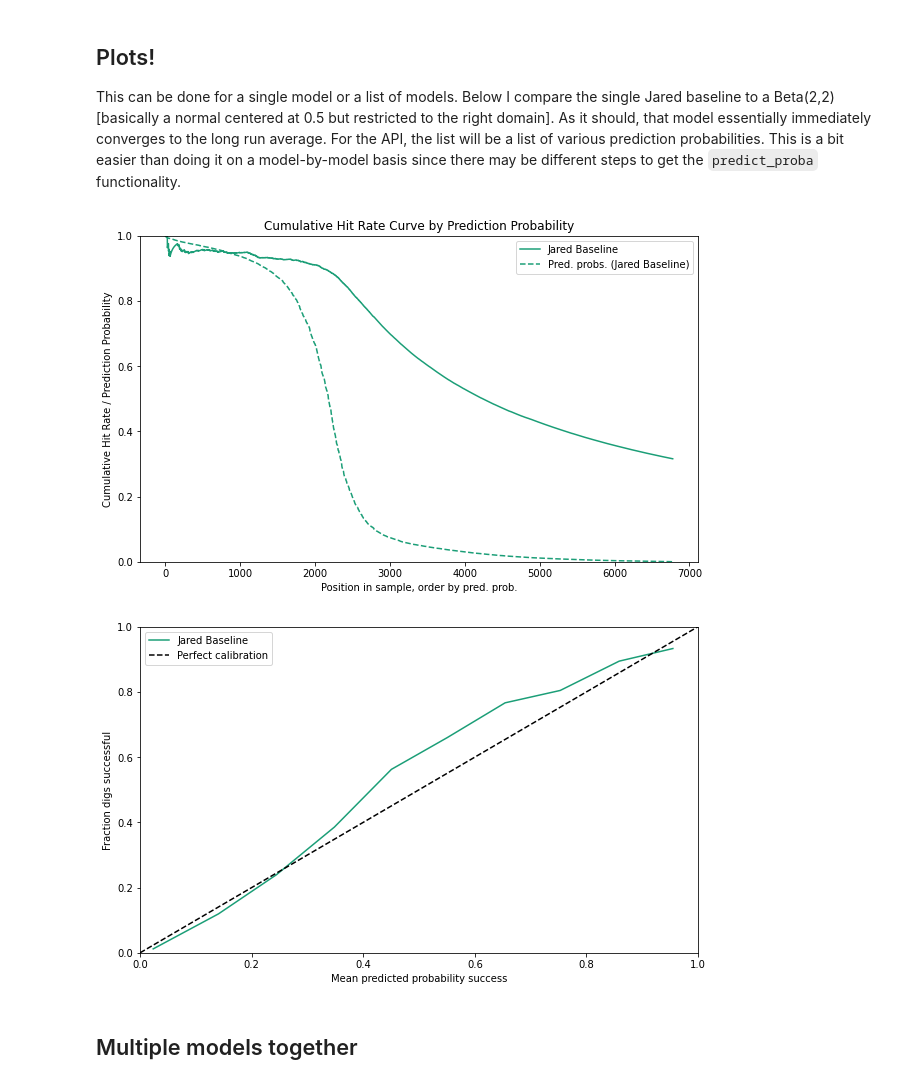
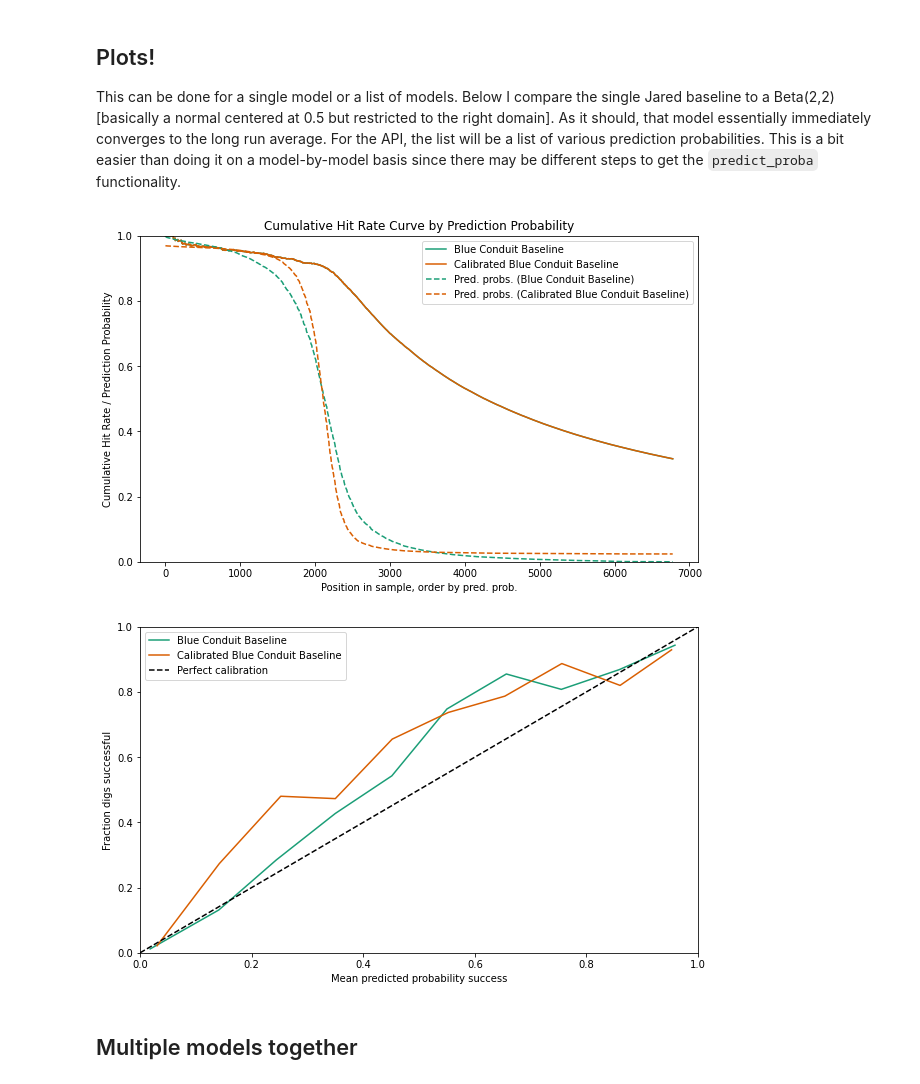
Before and after one commit to mcembalest/teamBlueConduit, a Jupyter notebook: notebooks/flint_model_example_w_plots.ipynb, the cells around one changed output. Saved outputs shown, nothing was run; the diff lists cells and outputs as text; code cells hidden in the pictures.

Commit message:
Updates to calibrated classifer

```diff
--- a/notebooks/flint_model_example_w_plots.ipynb
+++ b/notebooks/flint_model_example_w_plots.ipynb
@@ -105,3 +19,6 @@ Ytest = Ydata.loc[test_index.tolist()]
+# %%
+load_dir = '../data/processed'
+Xtrain, Xtest, Ytrain, Ytest = load_datasets(load_dir)
 # %%
 # Train an xgboost classifier
 xgb = xgboost.XGBClassifier()
@@ -113,3 +30,7 @@ yhat = xgb.predict_proba(Xtest)
+# %%
+cal_clf = CalibratedClassifierCV(xgb, method="sigmoid", cv="prefit")
+cal_clf.fit(Xtest, Ytest['dangerous'])
+yhat_cal = cal_clf.predict_proba(Xtest)
 # %%
 # Measure predictive power.  This is roc score, but any metric could go here.
 
@@ -147,13 +68,15 @@ Predicted Curve: [0.0235315  0.14059515 0.24440424 0.34821358 0.4504806  0.55068
 This can be done for a single model or a list of models. Below I compare the single Jared baseline to a Beta(2,2) \[basically a normal centered at 0.5 but restricted to the right domain\]. As it should, that model essentially immediately converges to the long run average. For the API, the list will be a list of various prediction probabilities. This is a bit easier than doing it on a model-by-model basis since there may be different steps to get the `predict_proba` functionality.
 # %%
 ## Plots!
-plot_hit_rate_curve(Ytest['dangerous'].astype(int), yhat[:,1], labels=['Jared Baseline'])
+plot_hit_rate_curve(Ytest['dangerous'].astype(int), [yhat[:,1], yhat_cal[:,1]],
+                    labels=['Blue Conduit Baseline', 'Calibrated Blue Conduit Baseline'])
 # %% [output]
-[figure, old version]
+[figure, new version]
 # %%
-plot_calibration_curve(Ytest['dangerous'].astype(int), yhat[:,1], labels=['Jared Baseline'])
+plot_calibration_curve(Ytest['dangerous'].astype(int), [yhat[:,1], yhat_cal[:,1]],
+                    labels=['Blue Conduit Baseline', 'Calibrated Blue Conduit Baseline'])
 # %% [output]
-[figure, old version]
+[figure, new version]
 # %% [markdown]
 ## Multiple models together
 # %%
```
Also changed, not shown: parts of 15 cells of this notebook.
